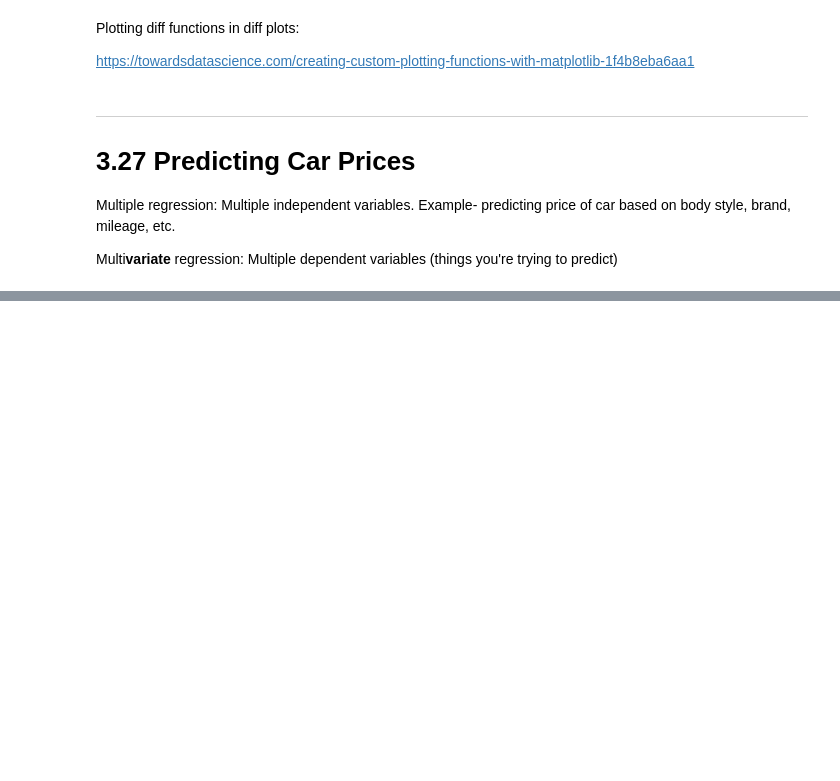
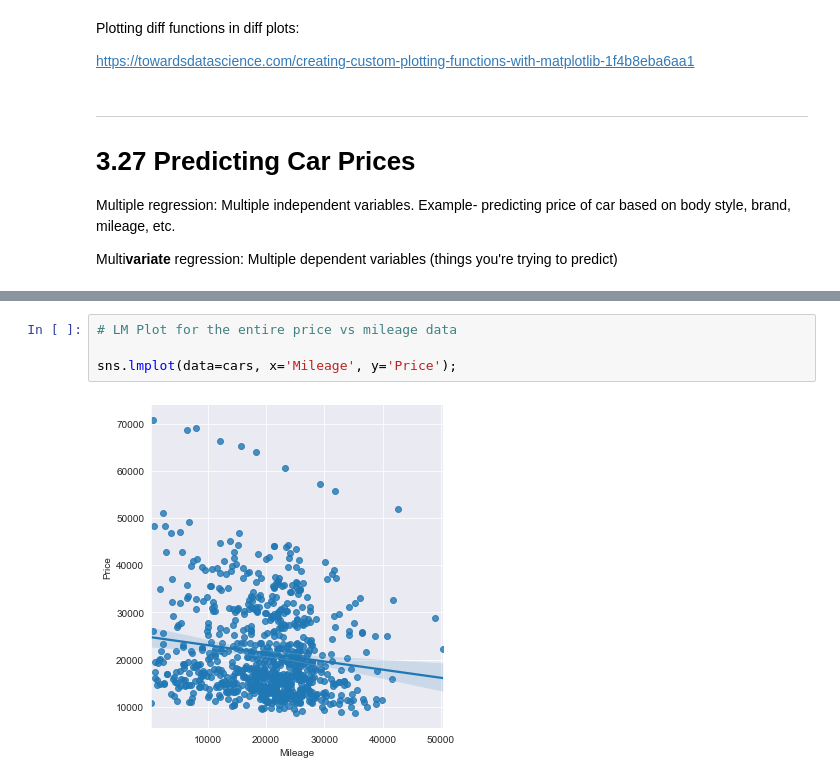
Before and after one commit to Ozxahmed/ML_DS_DL_Udemy_Course, a Jupyter notebook: s3_predictive_models.ipynb, the cells around one changed output, grey strips where cells are left out. Drawn from its saved outputs; the diff is of its cells as text; blank space fills up the shorter version.

```diff
--- a/s3_predictive_models.ipynb
+++ b/s3_predictive_models.ipynb
@@ -219,0 +293,6 @@ Multi**variate** regression: Multiple dependent variables (things you're trying
+# %%
+# LM Plot for the entire price vs mileage data
+
+sns.lmplot(data=cars, x='Mileage', y='Price');
+# %% [output]
+[figure, added]
```
Also changed, not shown: parts of 12 cells of this notebook.
